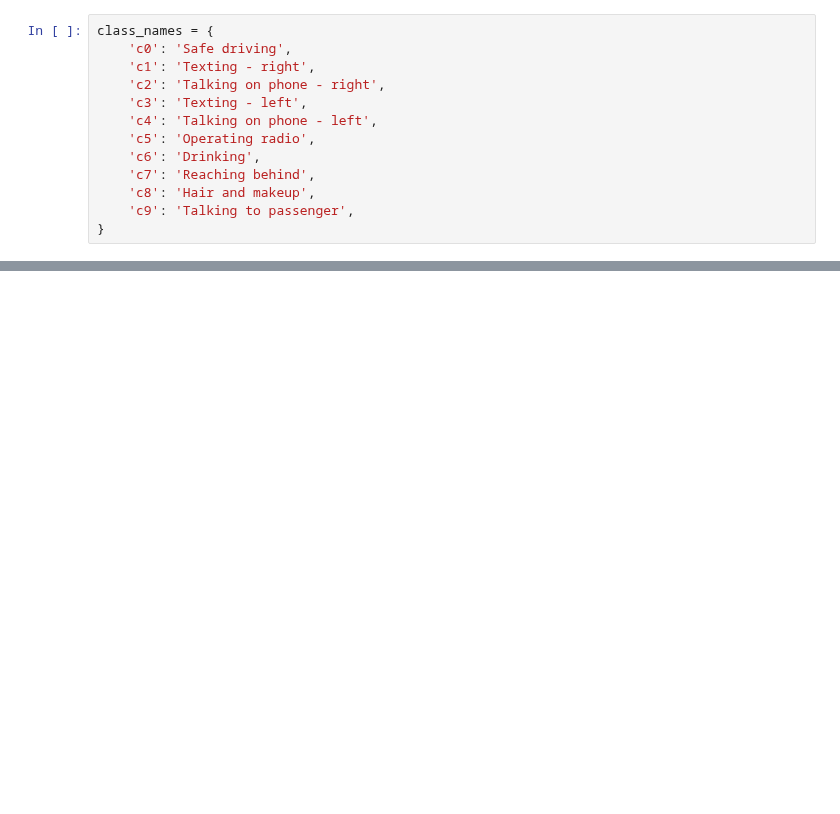
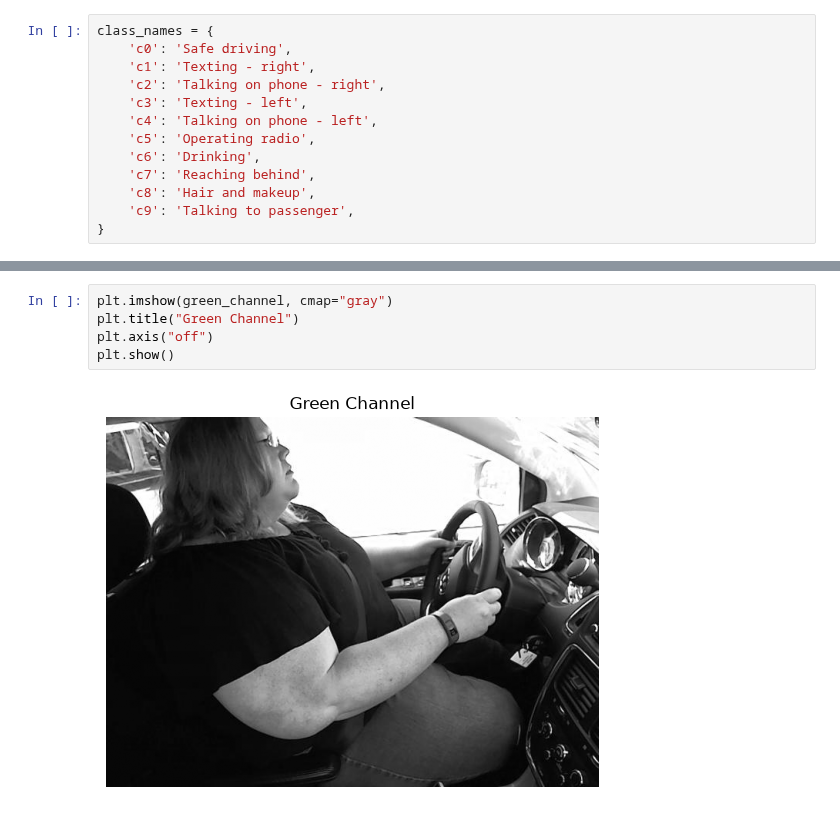
Before and after one commit to tonybotros1/DriveGuard-AI, a Jupyter notebook: notebooks/code.ipynb, the cells around one changed output, grey strips where cells are left out. Drawn from its saved outputs; the diff is of its cells as text; blank space fills up the shorter version.

```diff
--- a/notebooks/code.ipynb
+++ b/notebooks/code.ipynb
@@ -292,0 +403,7 @@ plt.show()
+# %%
+plt.imshow(green_channel, cmap="gray")
+plt.title("Green Channel")
+plt.axis("off")
+plt.show()
+# %% [output]
+[figure, added]
```
Also changed, not shown: parts of 35 cells of this notebook, 1 other file.
